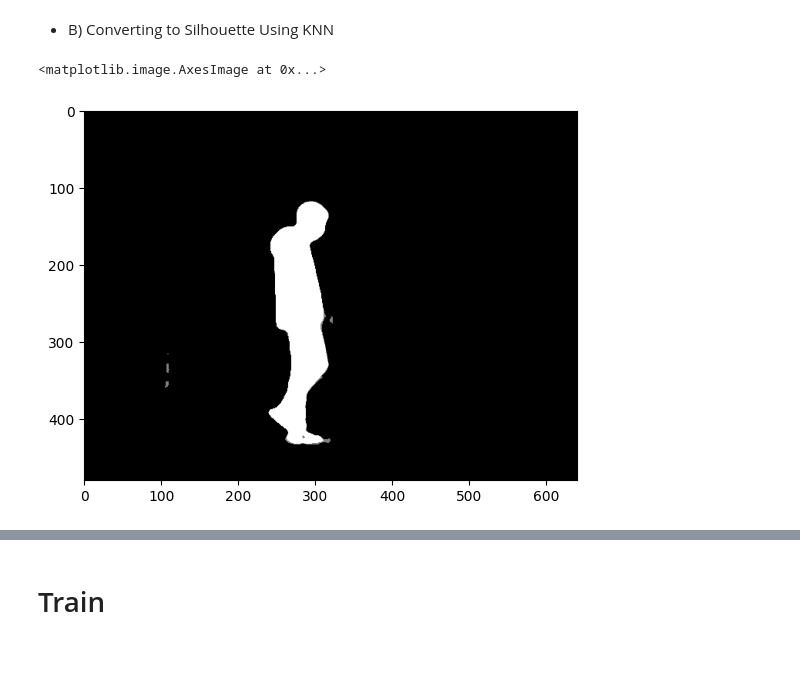
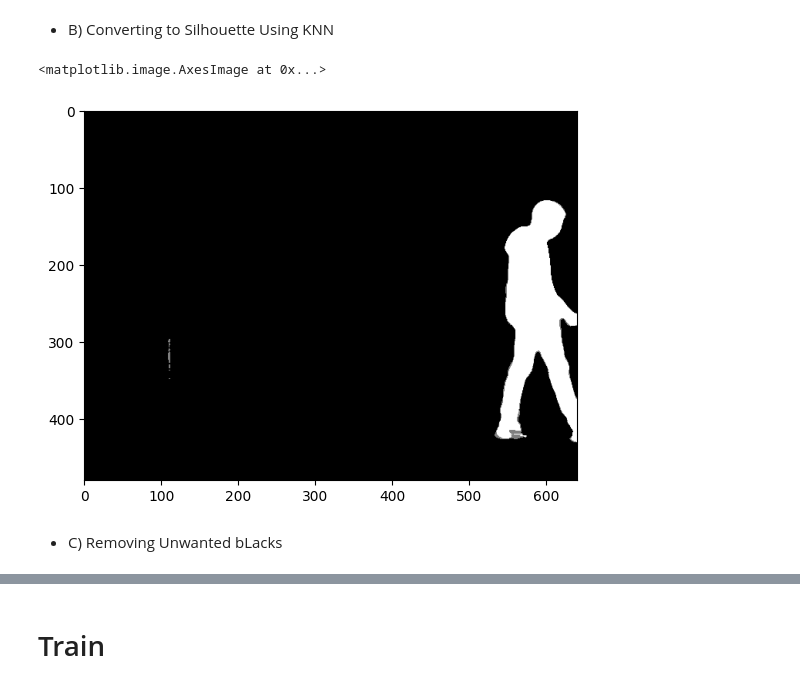
Before and after one commit to LanceAziz/Human-Gait-Identification, a Jupyter notebook: Model/Gait-CNN.ipynb, the cells around one changed output, grey strips where cells are left out. Saved outputs shown, nothing was run; the diff lists cells and outputs as text; code cells hidden in the pictures; blank space fills up the shorter version.

```diff
--- a/Model/Gait-CNN.ipynb
+++ b/Model/Gait-CNN.ipynb
@@ -232,7 +284,9 @@ for sequence in  range(4):
 
         exported.append(blurred_image)
 # %%
-plt.imshow(exported[120],cmap='gray')
+plt.imshow(exported[140],cmap='gray')
 # %% [output]
 <matplotlib.image.AxesImage at 0x...>
-[figure, old version]
+[figure, new version]
+# %% [markdown]
+* C) Removing Unwanted bLacks
```
Also changed, not shown: parts of 6 cells of this notebook.
